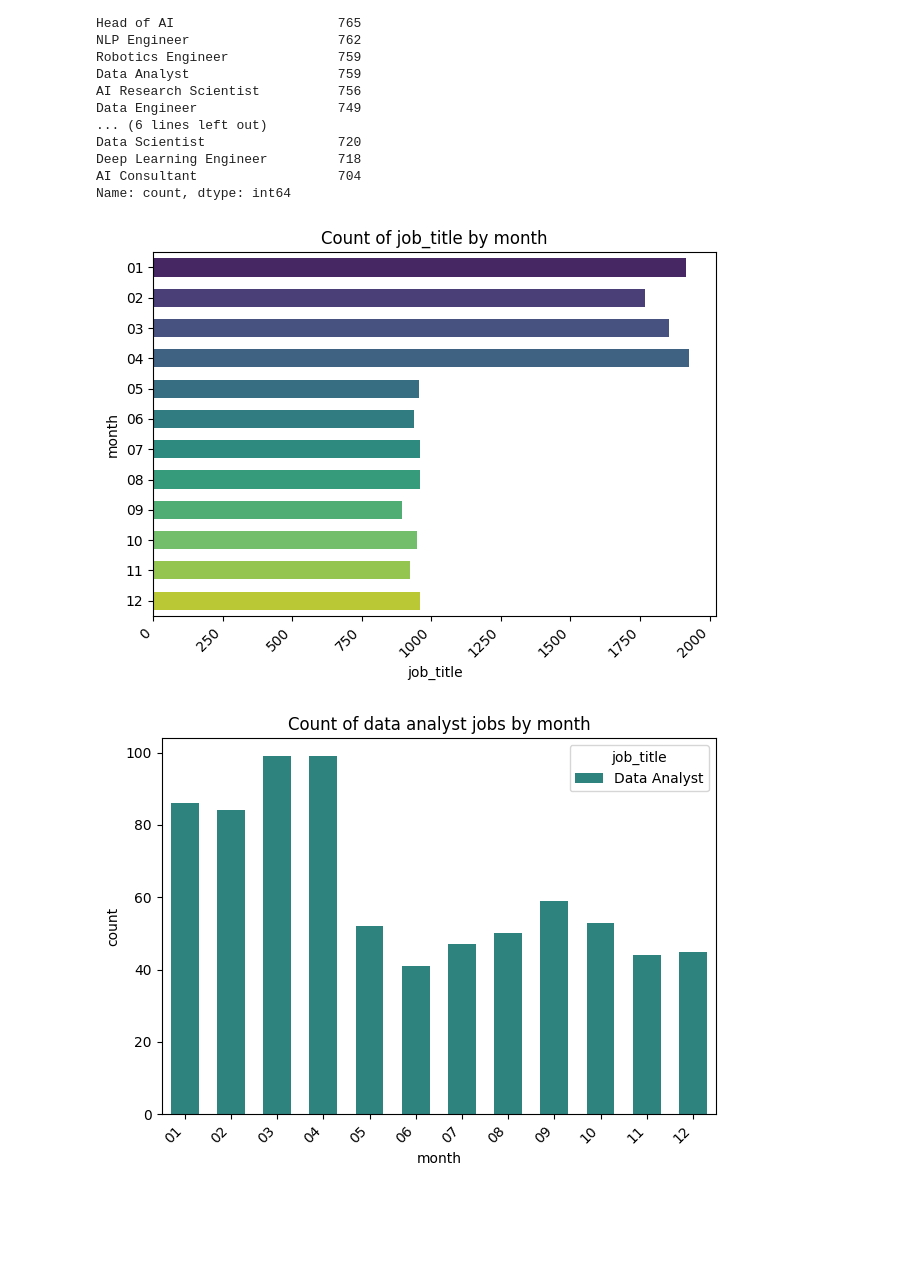
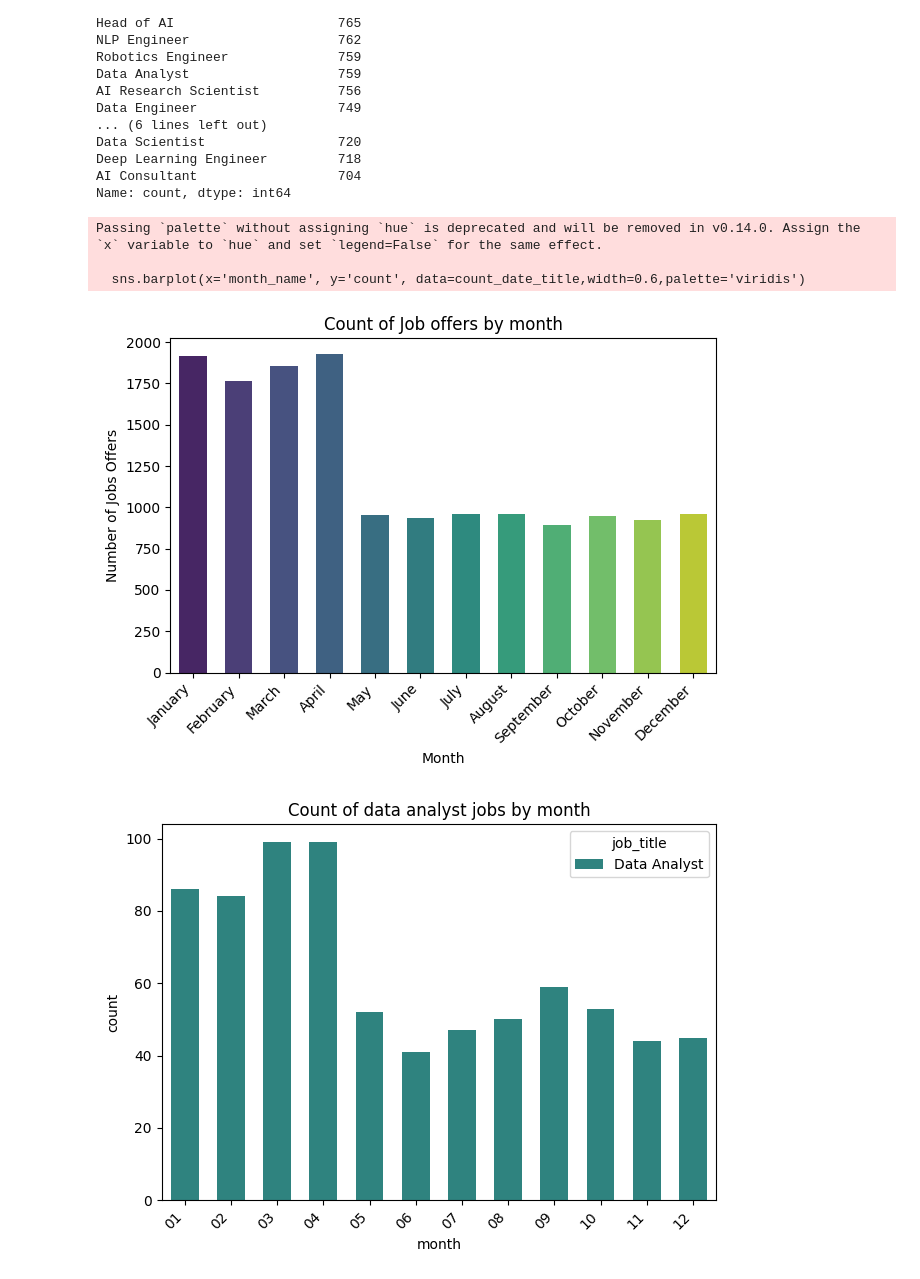
Before and after one commit to isg75/first_project, a Jupyter notebook: notebooks/guilherme.ipynb, the cells around one changed output. Saved outputs shown, nothing was run; the diff lists cells and outputs as text; code cells hidden in the pictures; blank space fills up the shorter version.

```diff
--- a/notebooks/guilherme.ipynb
+++ b/notebooks/guilherme.ipynb
@@ -108,13 +109,27 @@ ai_job['month'] = ai_job['posting_date'].str[5:7]
+# %%
+ai_job['month_name'] = ai_job['month'].apply(lambda x: calendar.month_name[x])
 # %%
 count_date_title = ai_job.groupby('month')['job_title'].count().reset_index()
+count_date_title.rename(columns={'job_title': 'count'}, inplace=True)
+# %%
+count_date_title['month_name'] = count_date_title['month'].apply(lambda x: calendar.month_name[x])
+# %%
+month_order = list(calendar.month_name)[1:]
+count_date_title['month_name'] = pd.Categorical(count_date_title['month_name'], categories=month_order, ordered=True)
+count_date_title = count_date_title.sort_values('month_name')
 # %%
-sns.barplot(x='job_title', y='month',hue='month', data=count_date_title,width=0.6,palette='viridis')
-plt.title('Count of job_title by month')
+sns.barplot(x='month_name', y='count', data=count_date_title,width=0.6,palette='viridis')
+plt.xlabel('Month')
+plt.ylabel('Number of Jobs Offers')
+plt.title('Count of Job offers by month')
 plt.xticks(rotation=45, ha='right')
 plt.tight_layout()
 plt.show()
 # %% [output]
+Passing `palette` without assigning `hue` is deprecated and will be removed in v0.14.0. Assign the `x` variable to `hue` and set `legend=False` for the same effect.
+
+  sns.barplot(x='month_name', y='count', data=count_date_title,width=0.6,palette='viridis')
-[figure, old version]
+[figure, new version]
 # %%
 data_analyst = ai_job[ai_job['job_title'] == 'Data Analyst']
 # %%
```
Also changed, not shown: parts of 10 cells of this notebook, 13 other files.
